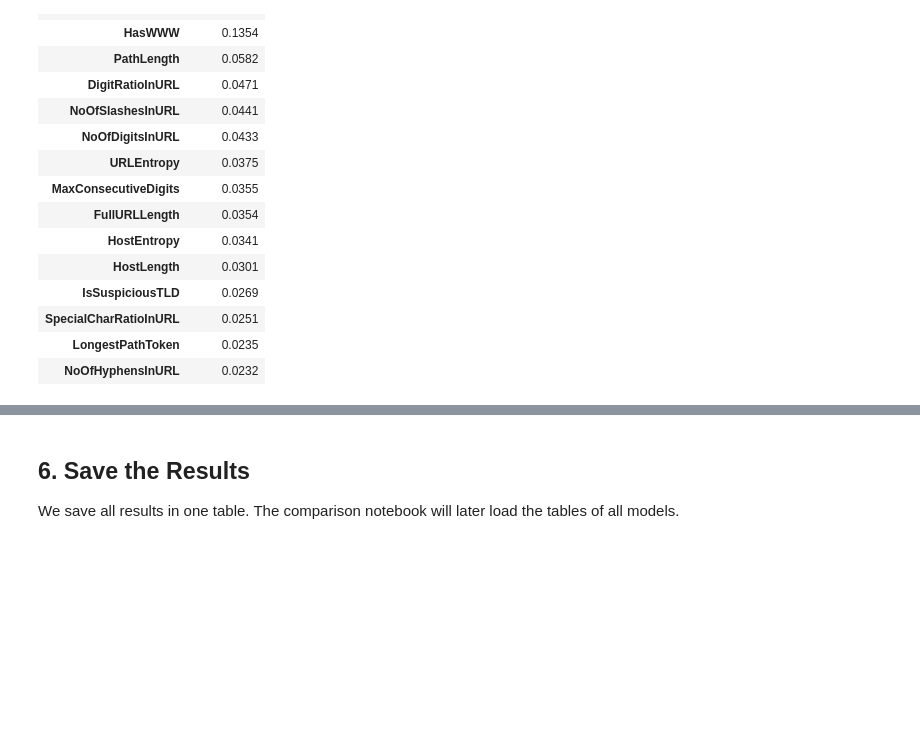
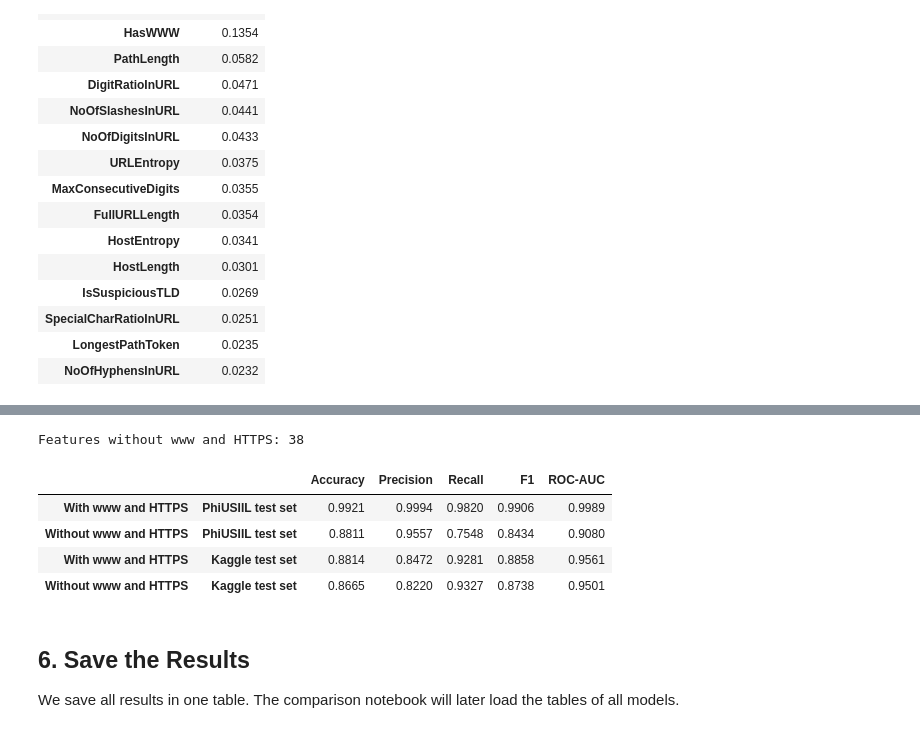
Before and after one commit to imansharinda-ux/DetectIt-ml, a Jupyter notebook: notebooks/05_random_forest.ipynb, the cells around one changed output, grey strips where cells are left out. Drawn from its saved outputs; the diff is of its cells as text; code cells hidden in the pictures; blank space fills up the shorter version.

```diff
--- a/notebooks/05_random_forest.ipynb
+++ b/notebooks/05_random_forest.ipynb
@@ -364,3 +370,21 @@ top_url_features.round(4).to_frame("Importance")
+# %%
+X_clean_train, _, _, clean_test_sets = load_url_experiment(clean_urls=True)
+clean_model = fit_with_weights(clone(url_best_model), X_clean_train, y_url_train, url_weights)
+
+clean_results = {}
+for test_name, (X_clean_test, y_clean_test) in clean_test_sets.items():
+    clean_results[("With www and HTTPS", test_name)] = url_results[("Trained on both datasets", test_name)]
+    clean_results[("Without www and HTTPS", test_name)] = evaluate_model(clean_model, X_clean_test, y_clean_test)
+
+print(f"Features without www and HTTPS: {X_clean_train.shape[1]}")
+pd.DataFrame(clean_results).T.round(4)
+# %% [output]
+Features without www and HTTPS: 38
+|  |  | Accuracy | Precision | Recall | F1 | ROC-AUC |
+| With www and HTTPS | PhiUSIIL test set | 0.9921 | 0.9994 | 0.9820 | 0.9906 | 0.9989 |
+| Without www and HTTPS | PhiUSIIL test set | 0.8811 | 0.9557 | 0.7548 | 0.8434 | 0.9080 |
+| With www and HTTPS | Kaggle test set | 0.8814 | 0.8472 | 0.9281 | 0.8858 | 0.9561 |
+| Without www and HTTPS | Kaggle test set | 0.8665 | 0.8220 | 0.9327 | 0.8738 | 0.9501 |
 # %% [markdown]
 ## 6. Save the Results
 
```
Also changed, not shown: parts of 5 cells of this notebook, 5 other files.
